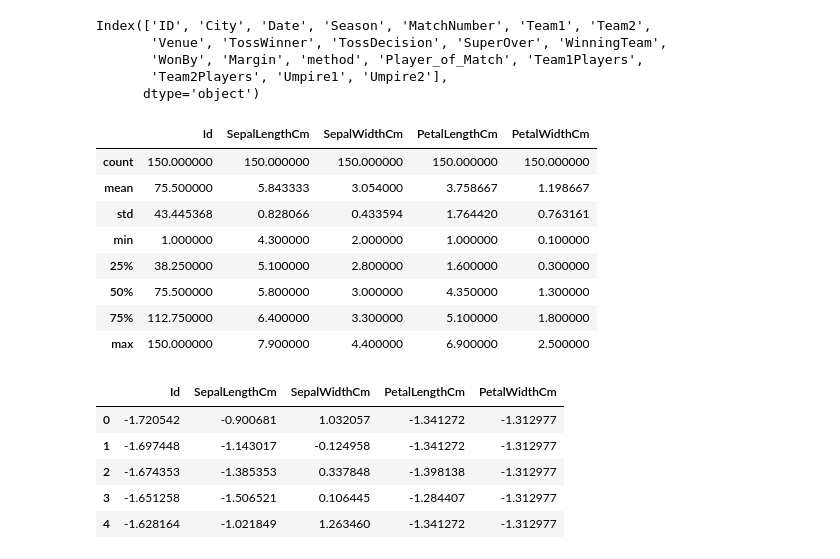
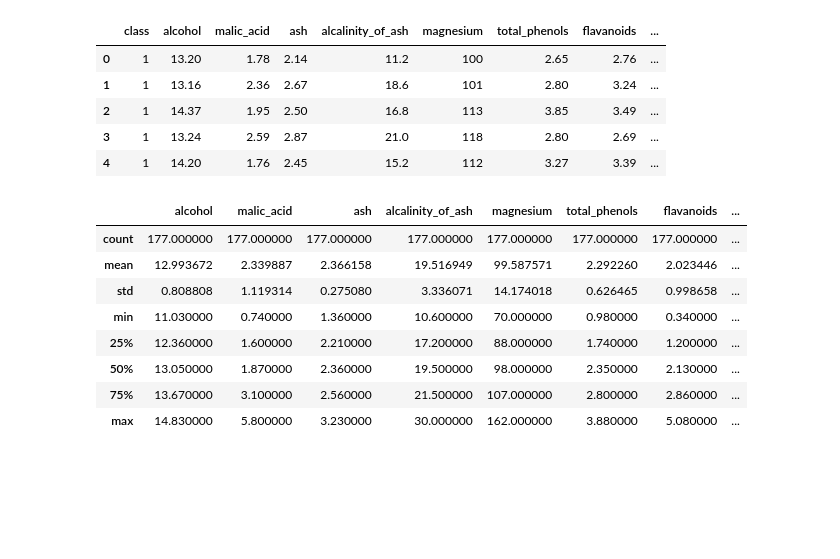
Before and after one commit to Jayesh0048/Machine-Learning-Algo, a Jupyter notebook: Feature engineering/stand2.ipynb, the cells around one changed output. Cells and saved outputs as stored; diff of their text form; code cells hidden in the pictures; blank space fills up the shorter version.

```diff
--- a/Feature engineering/stand2.ipynb
+++ b/Feature engineering/stand2.ipynb
@@ -2,6 +2,6 @@
 import pandas as pd
 import numpy as np
 # %%
-ipl = pd.read_csv('wine_data.csv')
-ipl.head()
+wine = pd.read_csv('wine_data.csv')
+wine.head()
 # %% [output]
@@ -34,24 +18,29 @@ memory usage: 148.6+ KB
 # %%
-ipl.columns
+column_names = [
+    'class',
+    'alcohol',
+    'malic_acid',
+    'ash',
+    'alcalinity_of_ash',
+    'magnesium',
+    'total_phenols',
+    'flavanoids',
+    'nonflavanoid_phenols',
+    'proanthocyanins',
+    'color_intensity',
+    'hue',
+    'od280_od315',
+    'proline'
+]
-# %% [output]
-Index(['ID', 'City', 'Date', 'Season', 'MatchNumber', 'Team1', 'Team2',
-       'Venue', 'TossWinner', 'TossDecision', 'SuperOver', 'WinningTeam',
-       'WonBy', 'Margin', 'method', 'Player_of_Match', 'Team1Players',
-       'Team2Players', 'Umpire1', 'Umpire2'],
-      dtype='object')
 # %%
-X = iris.drop('Species', axis=1)
-y = iris['Species']
+wine.columns = column_names
 # %%
-X.describe()
+wine.head()
 # %% [output]
-|  | Id | SepalLengthCm | SepalWidthCm | PetalLengthCm | PetalWidthCm |
-| count | 150.000000 | 150.000000 | 150.000000 | 150.000000 | 150.000000 |
-| mean | 75.500000 | 5.843333 | 3.054000 | 3.758667 | 1.198667 |
-| std | 43.445368 | 0.828066 | 0.433594 | 1.764420 | 0.763161 |
-| min | 1.000000 | 4.300000 | 2.000000 | 1.000000 | 0.100000 |
-| 25% | 38.250000 | 5.100000 | 2.800000 | 1.600000 | 0.300000 |
-| 50% | 75.500000 | 5.800000 | 3.000000 | 4.350000 | 1.300000 |
-| 75% | 112.750000 | 6.400000 | 3.300000 | 5.100000 | 1.800000 |
-| max | 150.000000 | 7.900000 | 4.400000 | 6.900000 | 2.500000 |
+|  | class | alcohol | malic_acid | ash | alcalinity_of_ash | magnesium | total_phenols | flavanoids | ... |
+| 0 | 1 | 13.20 | 1.78 | 2.14 | 11.2 | 100 | 2.65 | 2.76 | ... |
+| 1 | 1 | 13.16 | 2.36 | 2.67 | 18.6 | 101 | 2.80 | 3.24 | ... |
+| 2 | 1 | 14.37 | 1.95 | 2.50 | 16.8 | 113 | 3.85 | 3.49 | ... |
+| 3 | 1 | 13.24 | 2.59 | 2.87 | 21.0 | 118 | 2.80 | 2.69 | ... |
+| 4 | 1 | 14.20 | 1.76 | 2.45 | 15.2 | 112 | 3.27 | 3.39 | ... |
 # %%
@@ -60,12 +49,14 @@ scaler = StandardScaler()
 # %%
-X_scaled = scaler.fit_transform(X)
+X.describe()
+# %% [output]
+|  | alcohol | malic_acid | ash | alcalinity_of_ash | magnesium | total_phenols | flavanoids | ... |
+| count | 177.000000 | 177.000000 | 177.000000 | 177.000000 | 177.000000 | 177.000000 | 177.000000 | ... |
+| mean | 12.993672 | 2.339887 | 2.366158 | 19.516949 | 99.587571 | 2.292260 | 2.023446 | ... |
+| std | 0.808808 | 1.119314 | 0.275080 | 3.336071 | 14.174018 | 0.626465 | 0.998658 | ... |
+| min | 11.030000 | 0.740000 | 1.360000 | 10.600000 | 70.000000 | 0.980000 | 0.340000 | ... |
+| 25% | 12.360000 | 1.600000 | 2.210000 | 17.200000 | 88.000000 | 1.740000 | 1.200000 | ... |
+| 50% | 13.050000 | 1.870000 | 2.360000 | 19.500000 | 98.000000 | 2.350000 | 2.130000 | ... |
+| 75% | 13.670000 | 3.100000 | 2.560000 | 21.500000 | 107.000000 | 2.800000 | 2.860000 | ... |
+| max | 14.830000 | 5.800000 | 3.230000 | 30.000000 | 162.000000 | 3.880000 | 5.080000 | ... |
 # %%
-X_scaled = pd.DataFrame(X_scaled, columns=X.columns)
-X_scaled.head()
+from sklearn.preprocessing import StandardScaler
-# %% [output]
-|  | Id | SepalLengthCm | SepalWidthCm | PetalLengthCm | PetalWidthCm |
-| 0 | -1.720542 | -0.900681 | 1.032057 | -1.341272 | -1.312977 |
-| 1 | -1.697448 | -1.143017 | -0.124958 | -1.341272 | -1.312977 |
-| 2 | -1.674353 | -1.385353 | 0.337848 | -1.398138 | -1.312977 |
-| 3 | -1.651258 | -1.506521 | 0.106445 | -1.284407 | -1.312977 |
-| 4 | -1.628164 | -1.021849 | 1.263460 | -1.341272 | -1.312977 |
```
Also changed, not shown: parts of 27 cells of this notebook.
